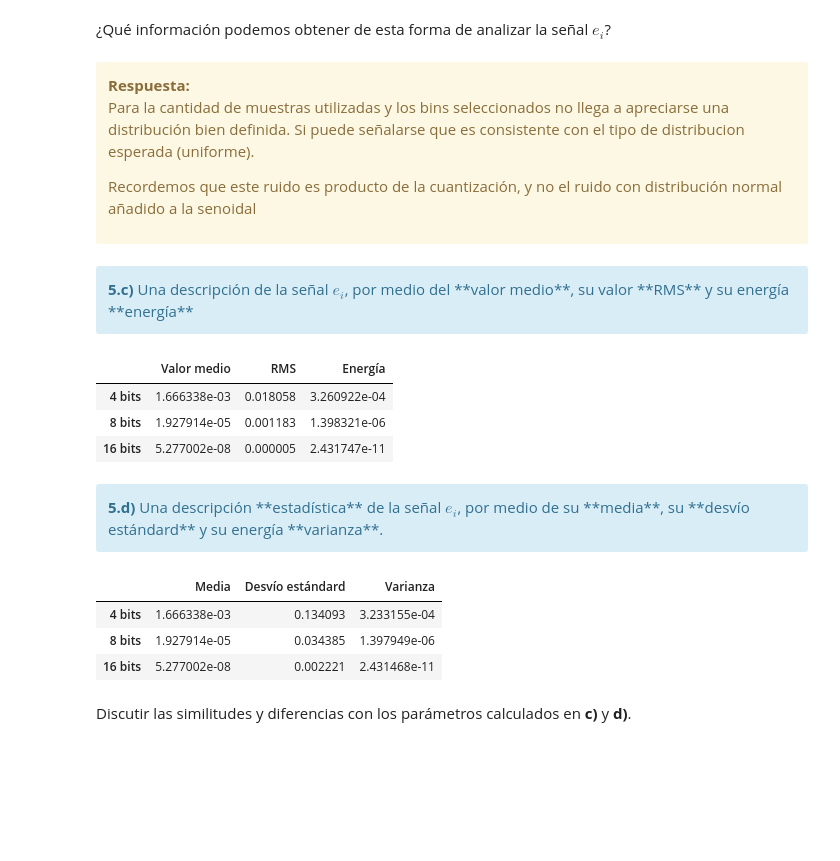
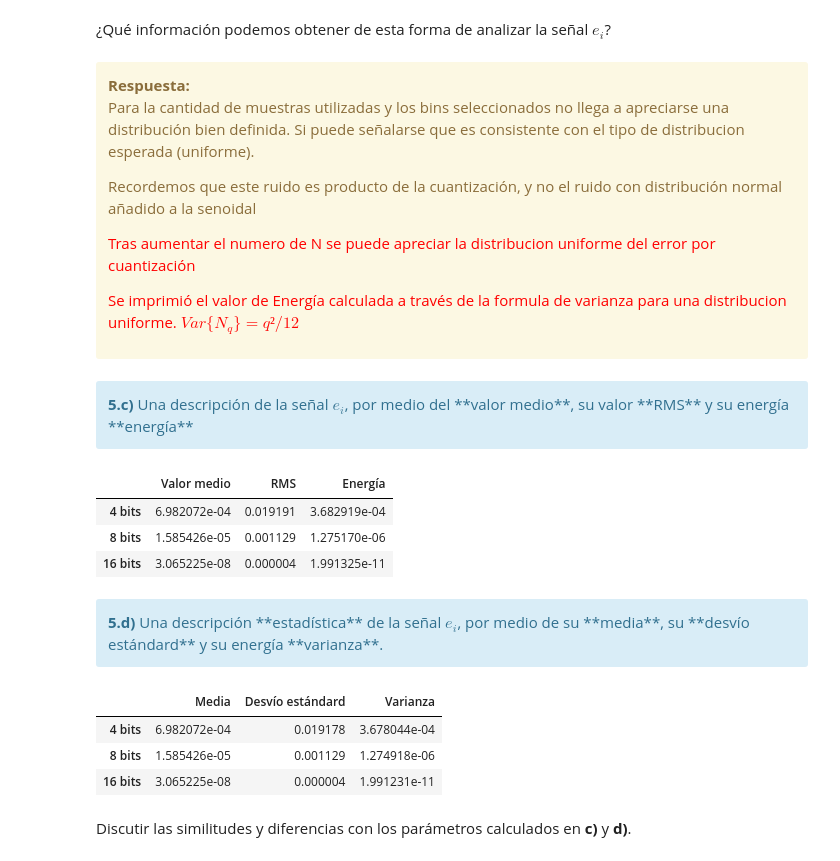
Before and after one commit to fcatuogno/PDS_TPs, a Jupyter notebook: TP1 - Muestreo de señales - Forurier.ipynb, the cells around one changed output. Cells and saved outputs as stored; diff of their text form; code cells hidden in the pictures; blank space fills up the shorter version.

```diff
--- a/TP1 - Muestreo de señales - Forurier.ipynb
+++ b/TP1 - Muestreo de señales - Forurier.ipynb
@@ -1663,7 +1665,7 @@ def ADC(xx,fs,sps, bits):
 # NO modifiques este bloque
 ############################
 
-N  = 1000 # muestras
+N  = 10000 # muestras
 fs = 1000 # Hz
 
 ##################
@@ -1738,11 +1740,14 @@ for nn,ax in zip(bits,range(1,len(bits)+1)):
     plt.title('Señal Analogica Vs Digital '+str(nn)+ 'bits', fontsize='x-large')
     plt.stem(tiempo[::10], digital/(2**nn-1),label='digital', use_line_collection = True)
     # ax1.plot(tiempo[::10], digital,label='digital')
+    plt.xlim(0,1)
     plt.legend()
 
     plt.figure()
     plt.subplot(1, 2, 1)
     plt.plot(tiempo[::10],e)
+    plt.hlines(1/(2*(2**nn)),tiempo[0],tiempo[-1],color='red',linestyles='dashed',label='q/2')
+    plt.hlines(-1/(2*(2**nn)),tiempo[0],tiempo[-1],color='red',linestyles='dashed',label='-q/2')
     plt.title('Ruido de cuantización '+str(nn)+' bits', fontsize = 'xx-large')
     plt.ylabel('Amplitud []')
     plt.xlabel('tiempo [t]')
@@ -1801,6 +1806,9 @@ HTML(df.to_html())
 bins = 10
 
 for i,nn in zip(np.arange(3),bits):
+    q = 1/(2**nn)
+    var_calculada = (q**2)/12
+    print('Energía/Varianza esperada = ', var_calculada)
     plt.figure()
     plt.hist(e_list[i], bins=bins ,label='Señal estudiada')  # arguments are passed to np.histogram
     plt.hlines(len(e_list[i])/bins,min(e_list[i]),max(e_list[i]),linestyles='dashed',color='red',label="Uniforme ideal")
@@ -1818,6 +1829,8 @@ for i,nn in zip(np.arange(3),bits):
 <div class="alert alert-block alert-warning">
 <b>Respuesta:</b> <p>Para la cantidad de muestras utilizadas y los bins seleccionados no llega a apreciarse una distribución bien definida. Si puede señalarse que es consistente con el tipo de distribucion esperada (uniforme).</p>
     <p>Recordemos que este ruido es producto de la cuantización, y no el ruido con distribución normal añadido a la senoidal</p>
+    <p style="color:rgb(255,0,0);">Tras aumentar el numero de N se puede apreciar la distribucion uniforme del error por cuantización</p>
+    <p style="color:rgb(255,0,0);">Se imprimió el valor de Energía calculada a través de la formula de varianza para  una distribucion uniforme. $Var\{N_q\}=q²/12$</p>
 </div>
 # %% [markdown]
 <div class="alert alert-block alert-info">
@@ -1846,9 +1859,9 @@ df = DataFrame(tus_resultados, columns=['Valor medio', 'RMS', 'Energía'],
 HTML(df.to_html())
 # %% [output]
 |  | Valor medio | RMS | Energía |
-| 4 bits | 1.666338e-03 | 0.018058 | 3.260922e-04 |
-| 8 bits | 1.927914e-05 | 0.001183 | 1.398321e-06 |
-| 16 bits | 5.277002e-08 | 0.000005 | 2.431747e-11 |
+| 4 bits | 6.982072e-04 | 0.019191 | 3.682919e-04 |
+| 8 bits | 1.585426e-05 | 0.001129 | 1.275170e-06 |
+| 16 bits | 3.065225e-08 | 0.000004 | 1.991325e-11 |
 # %% [markdown]
 <div class="alert alert-block alert-info">
 <b>5.d)</b> Una descripción **estadística** de la señal $e_i$, por medio de su **media**, su **desvío estándard** y su energía **varianza**.
@@ -1856,29 +1869,30 @@ HTML(df.to_html())
 # %%
 #######################################
 # Tu simulación que genere resultados #
 #######################################
+
 
 tus_resultados = [
                    #['', '', ''], # <-- completar acá
                    #['', '', ''], # <-- completar acá
                    #['', '', ''], # <-- completar acá
                  ]
 
 for i in np.arange(3):
-    tus_resultados.append([np.mean(e_list[i]), np.sqrt(np.std(e_list[i])), np.var(e_list[i])])
+    tus_resultados.append([np.mean(e_list[i]), (np.std(e_list[i])), np.var(e_list[i])])
 
 df = DataFrame(tus_resultados, columns=['Media', 'Desvío estándard', 'Varianza'],
                index=[
                       '4 bits',
                       '8 bits',
                       '16 bits'
                       ])
 HTML(df.to_html())
 # %% [output]
 |  | Media | Desvío estándard | Varianza |
-| 4 bits | 1.666338e-03 | 0.134093 | 3.233155e-04 |
-| 8 bits | 1.927914e-05 | 0.034385 | 1.397949e-06 |
-| 16 bits | 5.277002e-08 | 0.002221 | 2.431468e-11 |
+| 4 bits | 6.982072e-04 | 0.019178 | 3.678044e-04 |
+| 8 bits | 1.585426e-05 | 0.001129 | 1.274918e-06 |
+| 16 bits | 3.065225e-08 | 0.000004 | 1.991231e-11 |
 # %% [markdown]
 Discutir las similitudes y diferencias con los parámetros calculados en **c)** y **d)**.
 # %% [markdown]
```
Also changed, not shown: parts of 7 cells of this notebook.
